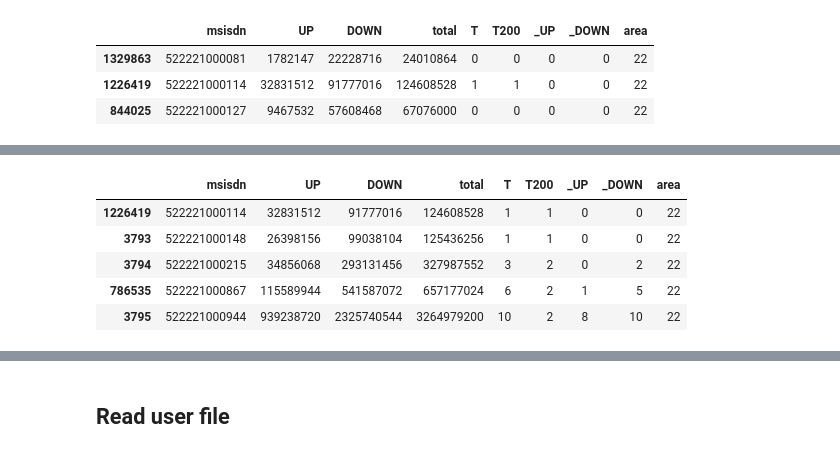
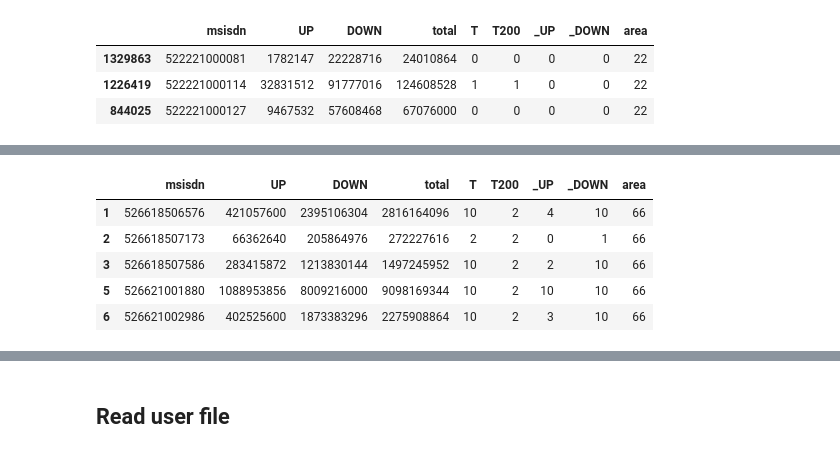
Before and after one commit to nicolasgo/_pmx, a Jupyter notebook: SpecialReq-Basix.ipynb, the cells around one changed output, grey strips where cells are left out. Drawn from its saved outputs; the diff is of its cells as text; code cells hidden in the pictures.

```diff
--- a/SpecialReq-Basix.ipynb
+++ b/SpecialReq-Basix.ipynb
@@ -66,0 +85,9 @@ _RANDOM is not set. The full dataset will be used.
+# %%
+#df.sort(['msisdn'],inplace=True)
+def ad_countrycode(x):
+    if x[:2] != '52':
+        x='52%s'%(x)
+    return x
+
+df['msisdn'] =df['msisdn'].apply(ad_countrycode)
+df.head(2)
@@ -87,3 +113,11 @@ df['_UP'] =df['UP'].apply(lambda x: func(x,10))
 df['_DOWN'] =df['DOWN'].apply(lambda x: func(x,10))
 # %% [markdown]
 ## Overall view
+# %%
+# this cell is a setup required in case we re-run from here.
+try:
+    df['msisdn'].head(1)
+except KeyError:
+    print 'resetting the msisdn column'
+    df.reset_index(inplace=True)
+df.head(2)
@@ -105,5 +138,5 @@ pd.concat({'users':df['T'].value_counts(),'rate':np.round(100*df['T'].value_coun
 # %%
-df['area'] =df['msisdn'].apply(lambda x: int(x[:2]))
+df['area'] =df['msisdn'].apply(lambda x: int(x[2:4]))
 
 #df['pc'] = df['area']/len(df['area'])
 
@@ -230,6 +280,3 @@ concatenated.sort(['75%'],ascending=False).head(10)
 | 78 | 33918 | 2.053924 | 3.373027 | 0 | 0 | 0 | 3 | 10 |
 | 71 | 30711 | 2.348670 | 3.602237 | 0 | 0 | 0 | 3 | 10 |
 | 69 | 10836 | 2.080288 | 3.438056 | 0 | 0 | 0 | 3 | 10 |
-# %%
-df.sort(['msisdn'],inplace=True)
-df['msisdn'] =df['msisdn'].apply(lambda x: '52%s'%(x))
@@ -329,9 +356,9 @@ o.to_csv(fn, encoding='utf-8')
 # %%
-df[df['total']>(100*1024*1024)].head()
+df[df['total']>(200*1024*1024)].head()
 # %% [output]
 |  | msisdn | UP | DOWN | total | T | T200 | _UP | _DOWN | area |
-| 1226419 | 522221000114 | 32831512 | 91777016 | 124608528 | 1 | 1 | 0 | 0 | 22 |
-| 3793 | 522221000148 | 26398156 | 99038104 | 125436256 | 1 | 1 | 0 | 0 | 22 |
-| 3794 | 522221000215 | 34856068 | 293131456 | 327987552 | 3 | 2 | 0 | 2 | 22 |
-| 786535 | 522221000867 | 115589944 | 541587072 | 657177024 | 6 | 2 | 1 | 5 | 22 |
-| 3795 | 522221000944 | 939238720 | 2325740544 | 3264979200 | 10 | 2 | 8 | 10 | 22 |
+| 1 | 526618506576 | 421057600 | 2395106304 | 2816164096 | 10 | 2 | 4 | 10 | 66 |
+| 2 | 526618507173 | 66362640 | 205864976 | 272227616 | 2 | 2 | 0 | 1 | 66 |
+| 3 | 526618507586 | 283415872 | 1213830144 | 1497245952 | 10 | 2 | 2 | 10 | 66 |
+| 5 | 526621001880 | 1088953856 | 8009216000 | 9098169344 | 10 | 2 | 10 | 10 | 66 |
+| 6 | 526621002986 | 402525600 | 1873383296 | 2275908864 | 10 | 2 | 3 | 10 | 66 |
```
Also changed, not shown: parts of 45 cells of this notebook, 5 other files.
